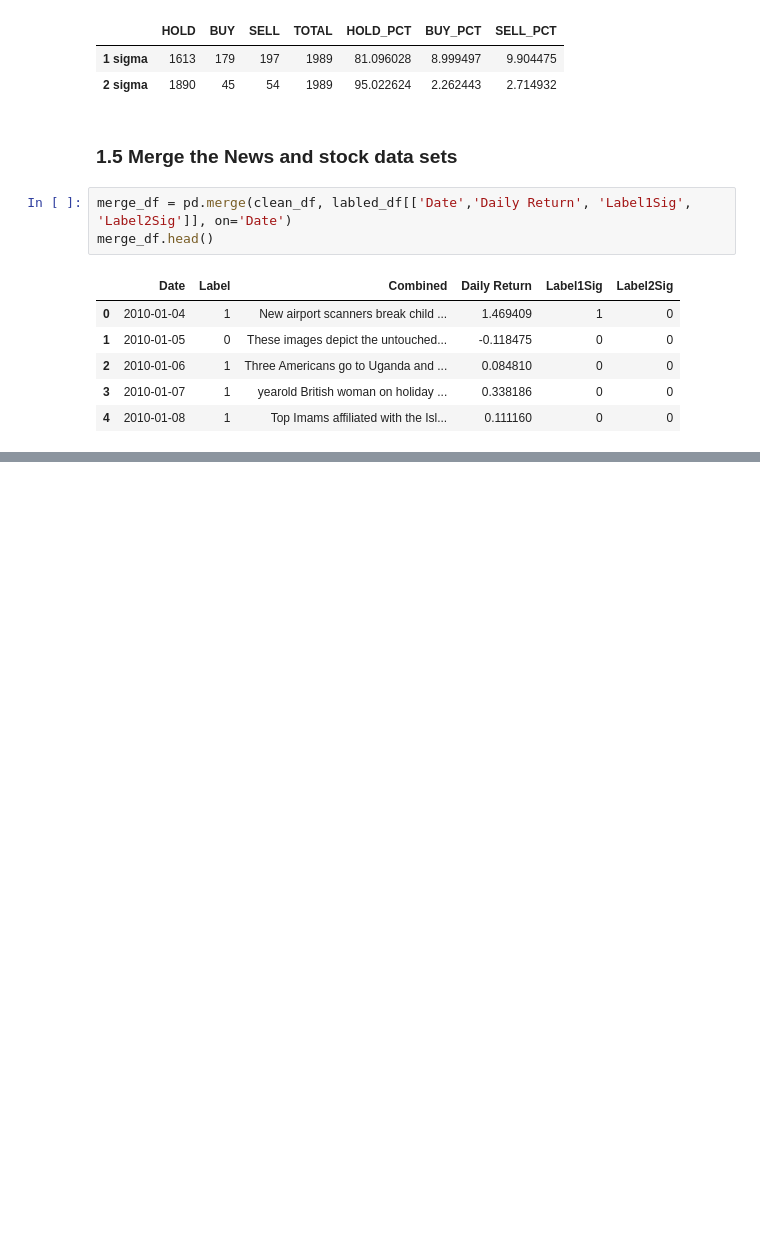
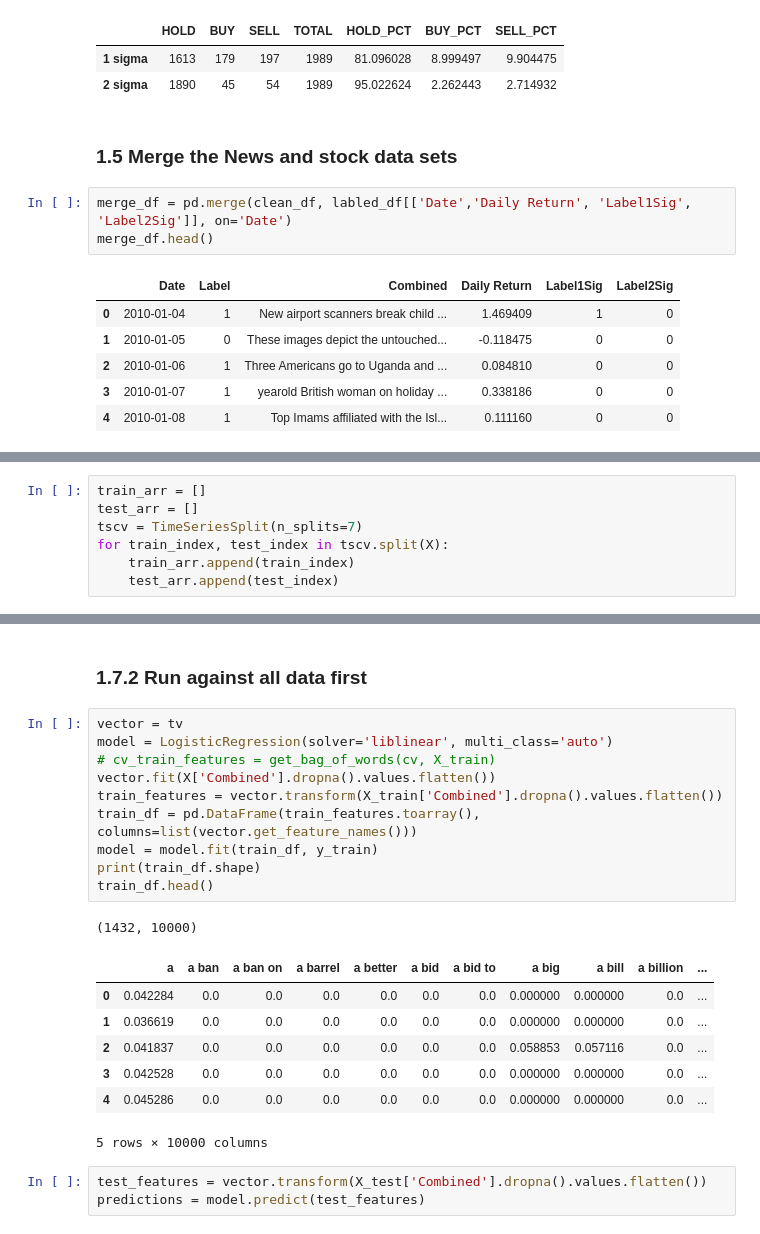
Before and after one commit to patricksalazar/stocknews, a Jupyter notebook: 1. Baseline.ipynb, the cells around one changed output, grey strips where cells are left out. Drawn from its saved outputs; the diff is of its cells as text; blank space fills up the shorter version.

```diff
--- a/1. Baseline.ipynb
+++ b/1. Baseline.ipynb
@@ -536,0 +269,7 @@ def convert_and_pad_data(word_dict, data, pad=500):
+# %%
+train_arr = []
+test_arr = []
+tscv = TimeSeriesSplit(n_splits=7)
+for train_index, test_index in tscv.split(X):
+    train_arr.append(train_index)
+    test_arr.append(test_index)
@@ -536,0 +421,24 @@ def convert_and_pad_data(word_dict, data, pad=500):
+# %% [markdown]
+### 1.7.2 Run against all data first
+# %%
+vector = tv
+model = LogisticRegression(solver='liblinear', multi_class='auto')
+# cv_train_features = get_bag_of_words(cv, X_train)
+vector.fit(X['Combined'].dropna().values.flatten())
+train_features = vector.transform(X_train['Combined'].dropna().values.flatten())
+train_df = pd.DataFrame(train_features.toarray(), columns=list(vector.get_feature_names()))
+model = model.fit(train_df, y_train)
+print(train_df.shape)
+train_df.head()
+# %% [output]
+(1432, 10000)
+|  | a | a ban | a ban on | a barrel | a better | a bid | a bid to | a big | a bill | a billion | ... |
+| 0 | 0.042284 | 0.0 | 0.0 | 0.0 | 0.0 | 0.0 | 0.0 | 0.000000 | 0.000000 | 0.0 | ... |
+| 1 | 0.036619 | 0.0 | 0.0 | 0.0 | 0.0 | 0.0 | 0.0 | 0.000000 | 0.000000 | 0.0 | ... |
+| 2 | 0.041837 | 0.0 | 0.0 | 0.0 | 0.0 | 0.0 | 0.0 | 0.058853 | 0.057116 | 0.0 | ... |
+| 3 | 0.042528 | 0.0 | 0.0 | 0.0 | 0.0 | 0.0 | 0.0 | 0.000000 | 0.000000 | 0.0 | ... |
+| 4 | 0.045286 | 0.0 | 0.0 | 0.0 | 0.0 | 0.0 | 0.0 | 0.000000 | 0.000000 | 0.0 | ... |
+5 rows × 10000 columns
+# %%
+test_features = vector.transform(X_test['Combined'].dropna().values.flatten())
+predictions = model.predict(test_features)
```
Also changed, not shown: parts of 104 cells of this notebook.
